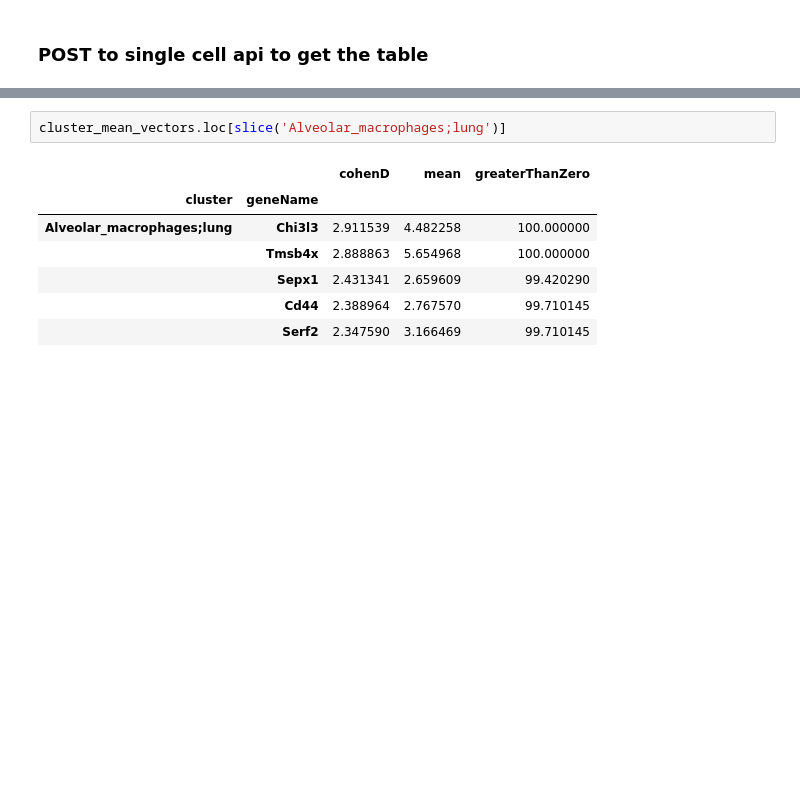
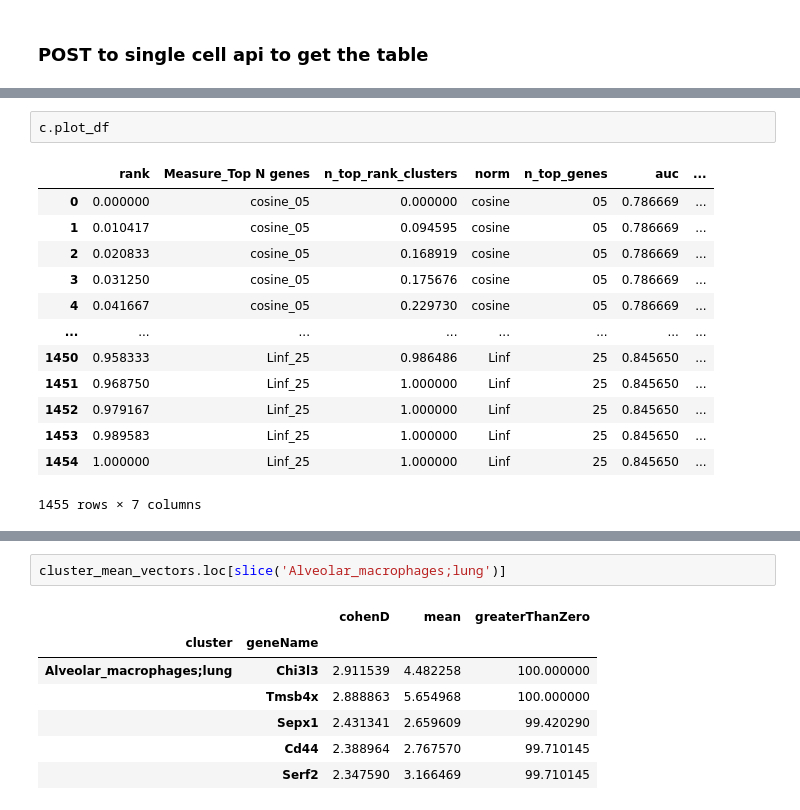
Before and after one commit to Deekshad20/single_cell, a Jupyter notebook: lit_analysis.ipynb, the cells around one changed output, grey strips where cells are left out. Saved outputs shown, nothing was run; the diff lists cells and outputs as text; blank space fills up the shorter version.

```diff
--- a/lit_analysis.ipynb
+++ b/lit_analysis.ipynb
@@ -239,0 +219,16 @@ sns.lineplot(data = plot_df,
+# %%
+c.plot_df
+# %% [output]
+|  | rank | Measure_Top N genes | n_top_rank_clusters | norm | n_top_genes | auc | ... |
+| 0 | 0.000000 | cosine_05 | 0.000000 | cosine | 05 | 0.786669 | ... |
+| 1 | 0.010417 | cosine_05 | 0.094595 | cosine | 05 | 0.786669 | ... |
+| 2 | 0.020833 | cosine_05 | 0.168919 | cosine | 05 | 0.786669 | ... |
+| 3 | 0.031250 | cosine_05 | 0.175676 | cosine | 05 | 0.786669 | ... |
+| 4 | 0.041667 | cosine_05 | 0.229730 | cosine | 05 | 0.786669 | ... |
+| ... | ... | ... | ... | ... | ... | ... | ... |
+| 1450 | 0.958333 | Linf_25 | 0.986486 | Linf | 25 | 0.845650 | ... |
+| 1451 | 0.968750 | Linf_25 | 1.000000 | Linf | 25 | 0.845650 | ... |
+| 1452 | 0.979167 | Linf_25 | 1.000000 | Linf | 25 | 0.845650 | ... |
+| 1453 | 0.989583 | Linf_25 | 1.000000 | Linf | 25 | 0.845650 | ... |
+| 1454 | 1.000000 | Linf_25 | 1.000000 | Linf | 25 | 0.845650 | ... |
+1455 rows × 7 columns
```
Also changed, not shown: parts of 23 cells of this notebook.
